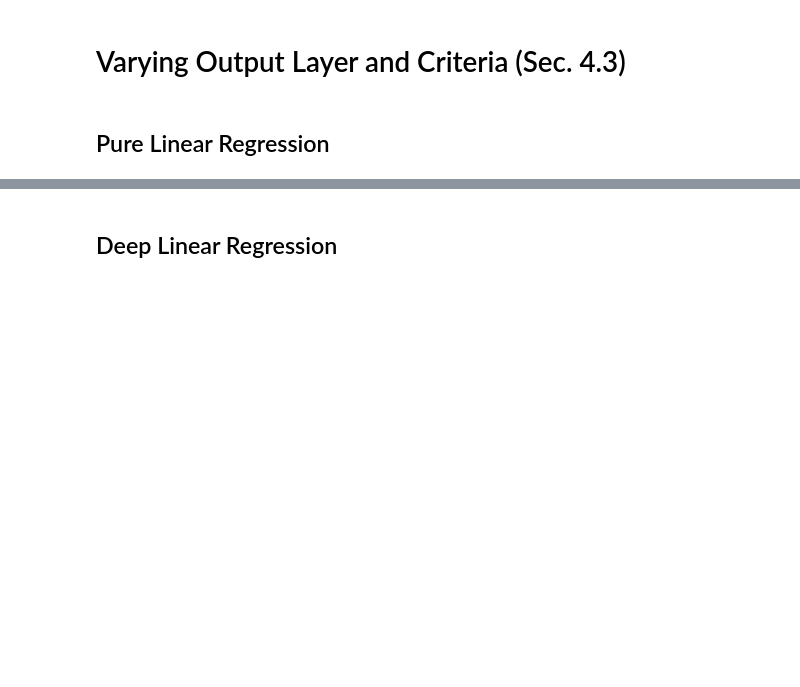
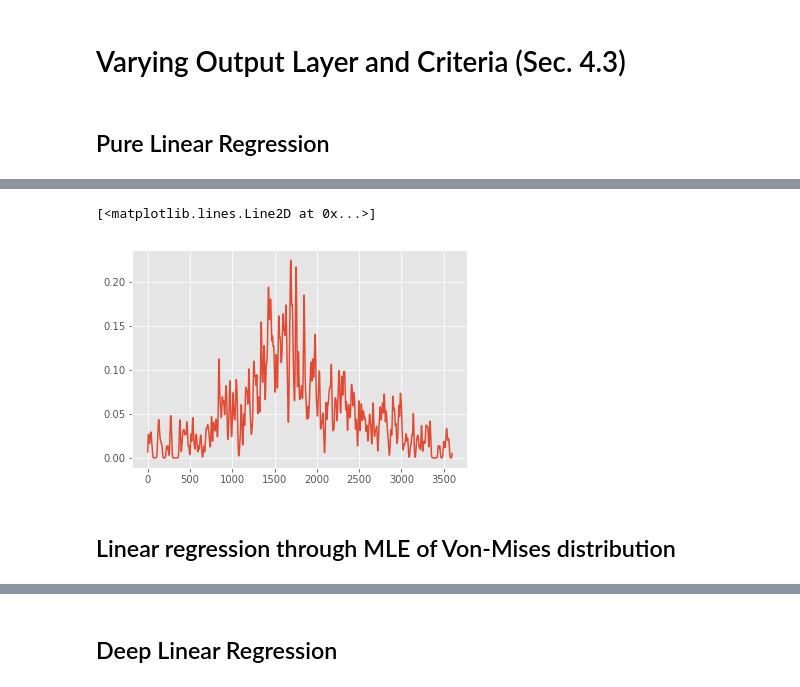
Before and after one commit to sergeyprokudin/BiternionNet, a Jupyter notebook: Experiments - TownCentre.ipynb, the cells around one changed output, grey strips where cells are left out. Cells and saved outputs as stored; diff of their text form; code cells hidden in the pictures; blank space fills up the shorter version.

Commit message:
linear regression works

```diff
--- a/Experiments - TownCentre.ipynb
+++ b/Experiments - TownCentre.ipynb
@@ -350,0 +381,7 @@ Stdev:  0.19°± 0.56°
+# %%
+plt.plot(range(0,len(hm_pred)), hm_pred)
+# %% [output]
+[<matplotlib.lines.Line2D at 0x...>]
+[figure, added]
+# %% [markdown]
+## Linear regression through MLE of Von-Mises distribution
```
Also changed, not shown: parts of 45 cells of this notebook.
